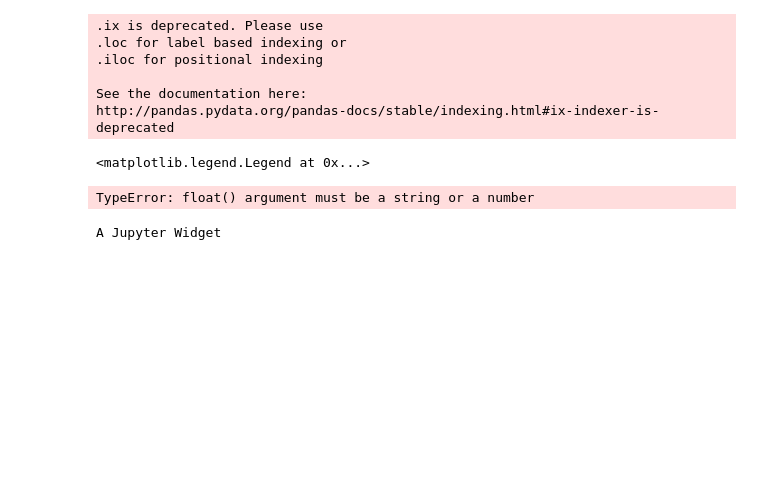
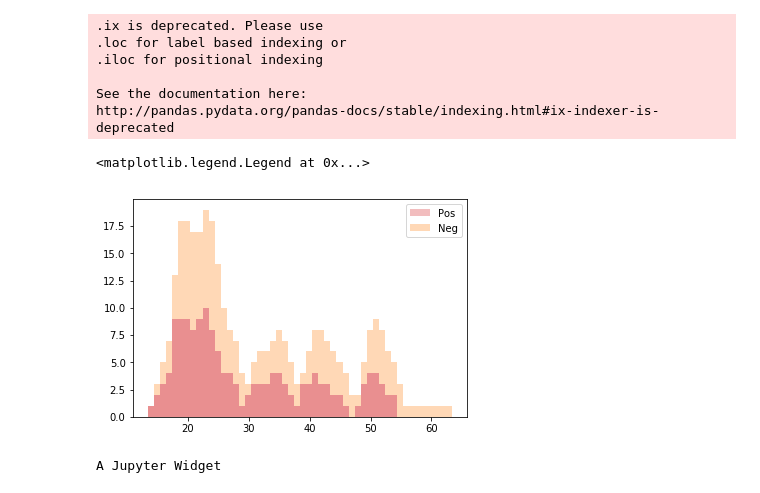
Before and after one commit to Liuqian0501/Probabilistic-Programming-and-Bayesian-Methods-for-Hackers, a Jupyter notebook: ForFun/DBN_stockprice.ipynb, the cells around one changed output. Drawn from its saved outputs; the diff is of its cells as text; code cells hidden in the pictures; blank space fills up the shorter version.

```diff
--- a/ForFun/DBN_stockprice.ipynb
+++ b/ForFun/DBN_stockprice.ipynb
@@ -205,39 +205,32 @@ class PointNFigure:
             for i in range(abs(chg)):
                 value = chgStart + i * box * self.sign(chg);
                 if price_movement.get(value) == None:
-                    price_movement[value] = [self.sign(chg)]
-                else:
-                    price_movement[value].append(self.sign(chg));
+                    price_movement[value] = [0,0]
+                index = (self.sign(chg) == 1);
+                price_movement[value][index] += 1;
             chgStart += box * self.sign(chg) * (abs(chg)-2)
 
-        pos = []
-        neg = []
-        for key in price_movement.keys():
-            pos_ = sum(np.array(price_movement[key]) == 1);
-            neg_ = sum(np.array(price_movement[key]) == -1);
-            pos.append(pos_);
-            neg.append(neg_);
-
-        return [price_movement.keys(), pos, neg];
+        return price_movement;
 # %%
 from IPython.html.widgets import *
 msft_ = PointNFigure(stock = msft)
 a = msft_.volume_by_price();
+# %%
+pos = []
+neg = []
+for key in a.keys():
+    pos.append(a[key][0])
+    neg.append(a[key][1])
 # %%
 opacity = 0.3
 width = 1
-p1 = plt.bar(a[0], a[1], width, color='#d62728',alpha=opacity,)
-p2 = plt.bar(a[0], a[2], width, bottom=p1,alpha=opacity,)
-plt.ylabel('Scores')
-plt.title('Scores by group and gender')
-plt.xticks(vbp.keys())
-plt.legend((p1[0], p2[0]), ('Pos', 'Neg'))
+p1 = plt.bar(a.keys(), pos, width, color='#d62728',alpha=opacity,)
+p2 = plt.bar(a.keys(), neg, width, bottom=pos,alpha=opacity,)
 
 plt.legend((p1[0], p2[0]), ('Pos', 'Neg'))
-
 plt.show()
 # %% [output]
-TypeError: float() argument must be a string or a number
+[figure, added]
 # %%
 from IPython.html.widgets import *
 demo = [1,2,3,4,5,4,3,2,1,2,3,4,5,4,3,2,1,2,3,4,5,4,3,2,1,2,3,4,5,4,3,2,1,2,3,4,5];
```
